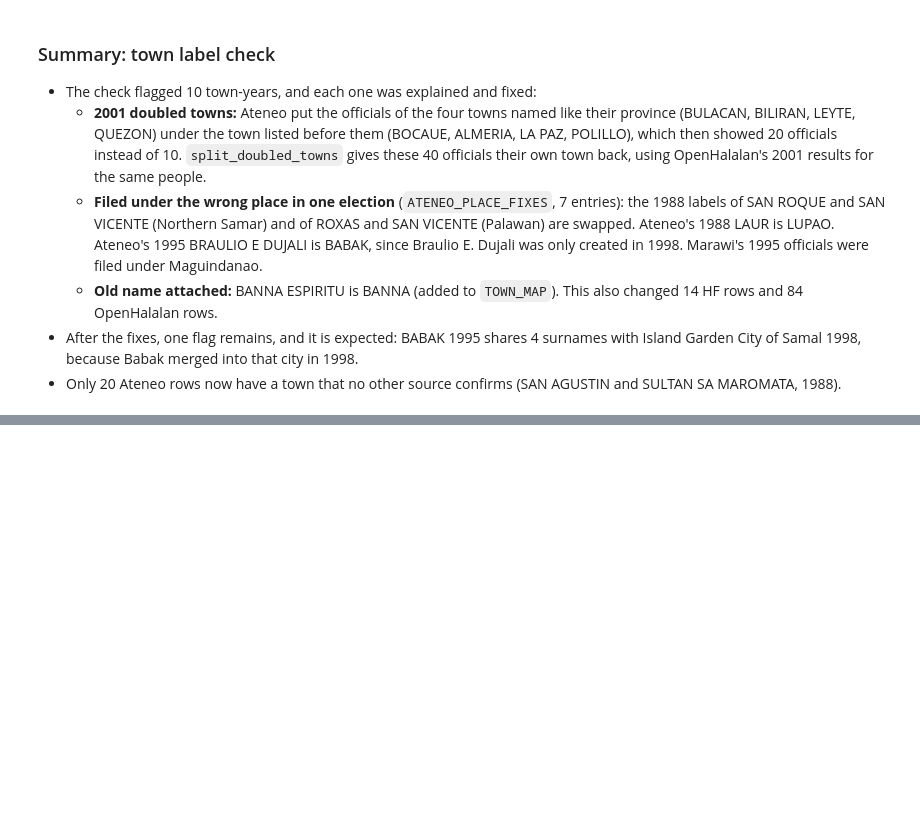
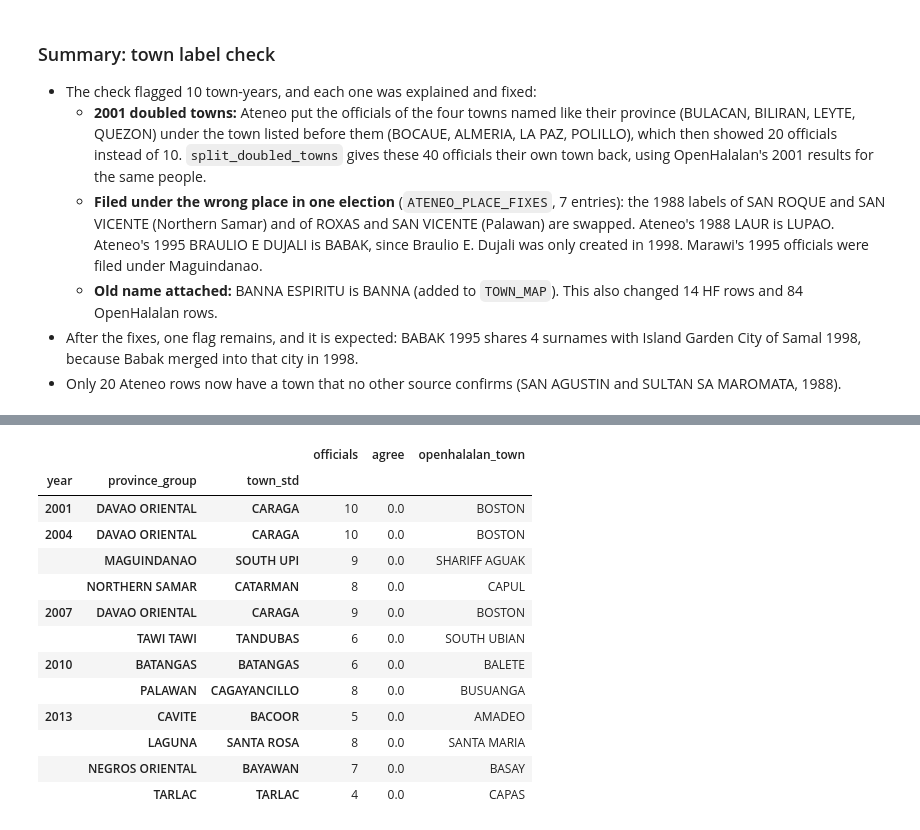
Before and after one commit to SrPenguin000/ph-political-dynasty-project, a Jupyter notebook: notebooks/07_ateneo_cleaning.ipynb, the cells around one changed output, grey strips where cells are left out. Drawn from its saved outputs; the diff is of its cells as text; code cells hidden in the pictures; blank space fills up the shorter version.

```diff
--- a/notebooks/07_ateneo_cleaning.ipynb
+++ b/notebooks/07_ateneo_cleaning.ipynb
@@ -438,0 +447,11 @@ label_suspects(at[at["town_verified"].eq(True)])
+# %%
+from src.transform.clean_backfill import clean_persons, link_ateneo_to_hf
+
+hf_people = clean_persons(pd.read_parquet(RAW / "hf_persons.parquet"))
+linked = link_ateneo_to_hf(at, memberships, hf_people)
+
+in_hf_years = linked["year"].between(2004, 2016)
+print("Ateneo rows in 2004-2016:", in_hf_years.sum(), "| linked to HF:", linked["hf_membership_id"].notna().sum())
+print("HF rows used twice:", linked["hf_membership_id"].dropna().duplicated().sum(),
+      "| linked outside 2004-2016:", (linked["hf_membership_id"].notna() & ~in_hf_years).sum())
+linked.loc[in_hf_years & linked["hf_membership_id"].isna(), ["year", "position", "municipality", "first_name", "last_name"]]
@@ -438,0 +486,14 @@ label_suspects(at[at["town_verified"].eq(True)])
+# %%
+from src.transform.mappings import PROVINCE_GROUP
+from src.transform.normalize import name_key
+
+oh = winners[winners["position"].isin(["MAYOR", "VICE MAYOR", "COUNCILOR"]) & winners["town_std"].notna() & ~winners["town_shift_suspect"]].copy()
+oh["province_group"] = oh["province_std"].replace(PROVINCE_GROUP)
+oh["last_key"] = oh["last_name"].map(name_key, na_action="ignore")
+oh["first_key"] = oh["first_name"].map(name_key, na_action="ignore")
+key = ["year", "position", "province_group", "last_key", "first_key"]
+oh_one = oh.drop_duplicates(key + ["town_std"]).drop_duplicates(key, keep=False)  # people with exactly one town
+
+check = linked[linked["town_std"].notna()].merge(oh_one[key + ["town_std"]], on=key, suffixes=("", "_oh"))
+check["same_town"] = check["town_std"] == check["town_std_oh"]
+check.groupby("year")["same_town"].agg(["size", "mean"]).round(4)
@@ -438,0 +511,19 @@ label_suspects(at[at["town_verified"].eq(True)])
+# %%
+by_town = check.groupby(["year", "province_group", "town_std"]).agg(
+    officials=("same_town", "size"), agree=("same_town", "mean"), openhalalan_town=("town_std_oh", lambda s: s.mode()[0]))
+by_town[(by_town["agree"] < 0.5) & (by_town["officials"] >= 3)]
+# %% [output]
+|  |  |  | officials | agree | openhalalan_town |
+| year | province_group | town_std |  |  |  |
+| 2001 | DAVAO ORIENTAL | CARAGA | 10 | 0.0 | BOSTON |
+| 2004 | DAVAO ORIENTAL | CARAGA | 10 | 0.0 | BOSTON |
+|  | MAGUINDANAO | SOUTH UPI | 9 | 0.0 | SHARIFF AGUAK |
+|  | NORTHERN SAMAR | CATARMAN | 8 | 0.0 | CAPUL |
+| 2007 | DAVAO ORIENTAL | CARAGA | 9 | 0.0 | BOSTON |
+|  | TAWI TAWI | TANDUBAS | 6 | 0.0 | SOUTH UBIAN |
+| 2010 | BATANGAS | BATANGAS | 6 | 0.0 | BALETE |
+|  | PALAWAN | CAGAYANCILLO | 8 | 0.0 | BUSUANGA |
+| 2013 | CAVITE | BACOOR | 5 | 0.0 | AMADEO |
+|  | LAGUNA | SANTA ROSA | 8 | 0.0 | SANTA MARIA |
+|  | NEGROS ORIENTAL | BAYAWAN | 7 | 0.0 | BASAY |
+|  | TARLAC | TARLAC | 4 | 0.0 | CAPAS |
```
Also changed, not shown: parts of 8 cells of this notebook, 4 other files.
